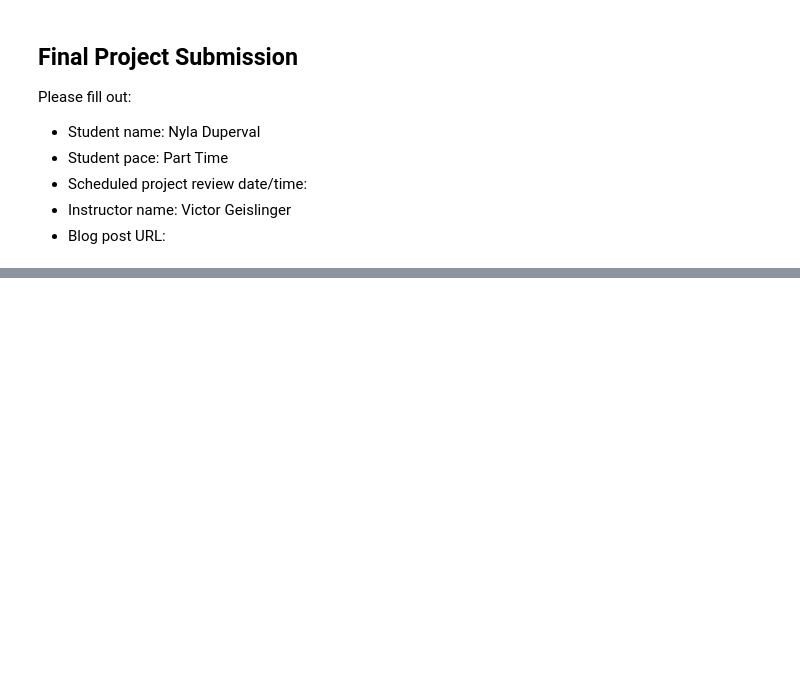
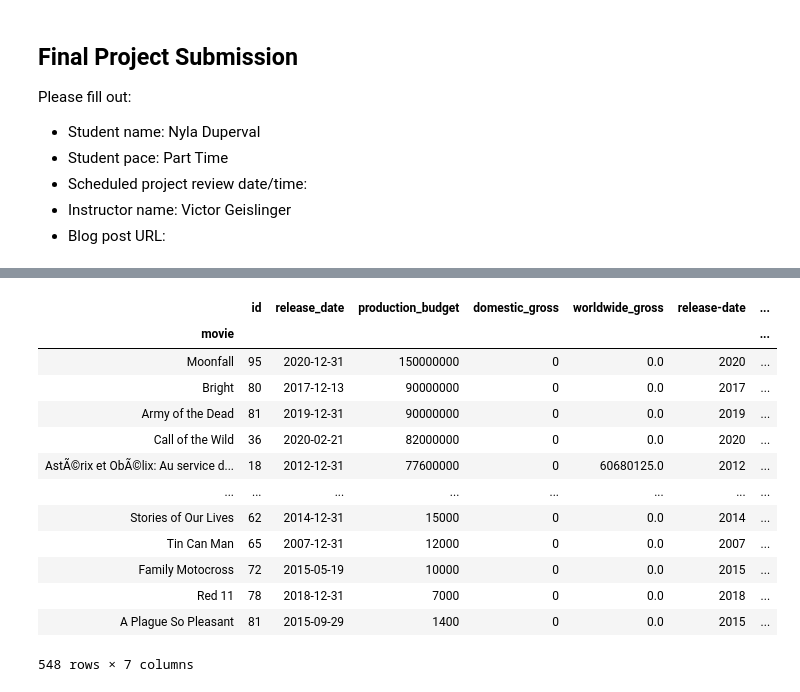
Before and after one commit to Nyla-max/dsc-mod-1-project-v2-1-onl01-dtsc-pt-012120, a Jupyter notebook: student.ipynb, the cells around one changed output, grey strips where cells are left out. Drawn from its saved outputs; the diff is of its cells as text; code cells hidden in the pictures; blank space fills up the shorter version.

```diff
--- a/student.ipynb
+++ b/student.ipynb
@@ -150,0 +59,8 @@ Index(['id', 'release_date', 'movie', 'production_budget', 'domestic_gross',
+# %%
+tn_budgets['worldwide_gross'] = tn_budgets['worldwide_gross'].str.replace(',', '').str.replace('$', '').astype(float)
+# %%
+tn_budgets['release_date'] = tn_budgets['release_date'].str.replace(',', '')
+# %%
+tn_budgets['release_date'] = pd.to_datetime(tn_budgets['release_date'])
+# %%
+tn_budgets['year_of_release'] = tn_budgets['release_date'].map(lambda x: x.strftime('%Y'))
@@ -150,0 +111,17 @@ Index(['id', 'release_date', 'movie', 'production_budget', 'domestic_gross',
+# %%
+tn_budgets.loc[tn_budgets['domestic_gross'] == 0]
+# %% [output]
+|  | id | release_date | production_budget | domestic_gross | worldwide_gross | release-date | ... |
+| movie |  |  |  |  |  |  | ... |
+| Moonfall | 95 | 2020-12-31 | 150000000 | 0 | 0.0 | 2020 | ... |
+| Bright | 80 | 2017-12-13 | 90000000 | 0 | 0.0 | 2017 | ... |
+| Army of the Dead | 81 | 2019-12-31 | 90000000 | 0 | 0.0 | 2019 | ... |
+| Call of the Wild | 36 | 2020-02-21 | 82000000 | 0 | 0.0 | 2020 | ... |
+| AstÃ©rix et ObÃ©lix: Au service d... | 18 | 2012-12-31 | 77600000 | 0 | 60680125.0 | 2012 | ... |
+| ... | ... | ... | ... | ... | ... | ... | ... |
+| Stories of Our Lives | 62 | 2014-12-31 | 15000 | 0 | 0.0 | 2014 | ... |
+| Tin Can Man | 65 | 2007-12-31 | 12000 | 0 | 0.0 | 2007 | ... |
+| Family Motocross | 72 | 2015-05-19 | 10000 | 0 | 0.0 | 2015 | ... |
+| Red 11 | 78 | 2018-12-31 | 7000 | 0 | 0.0 | 2018 | ... |
+| A Plague So Pleasant | 81 | 2015-09-29 | 1400 | 0 | 0.0 | 2015 | ... |
+548 rows × 7 columns
```
Also changed, not shown: parts of 24 cells of this notebook.
